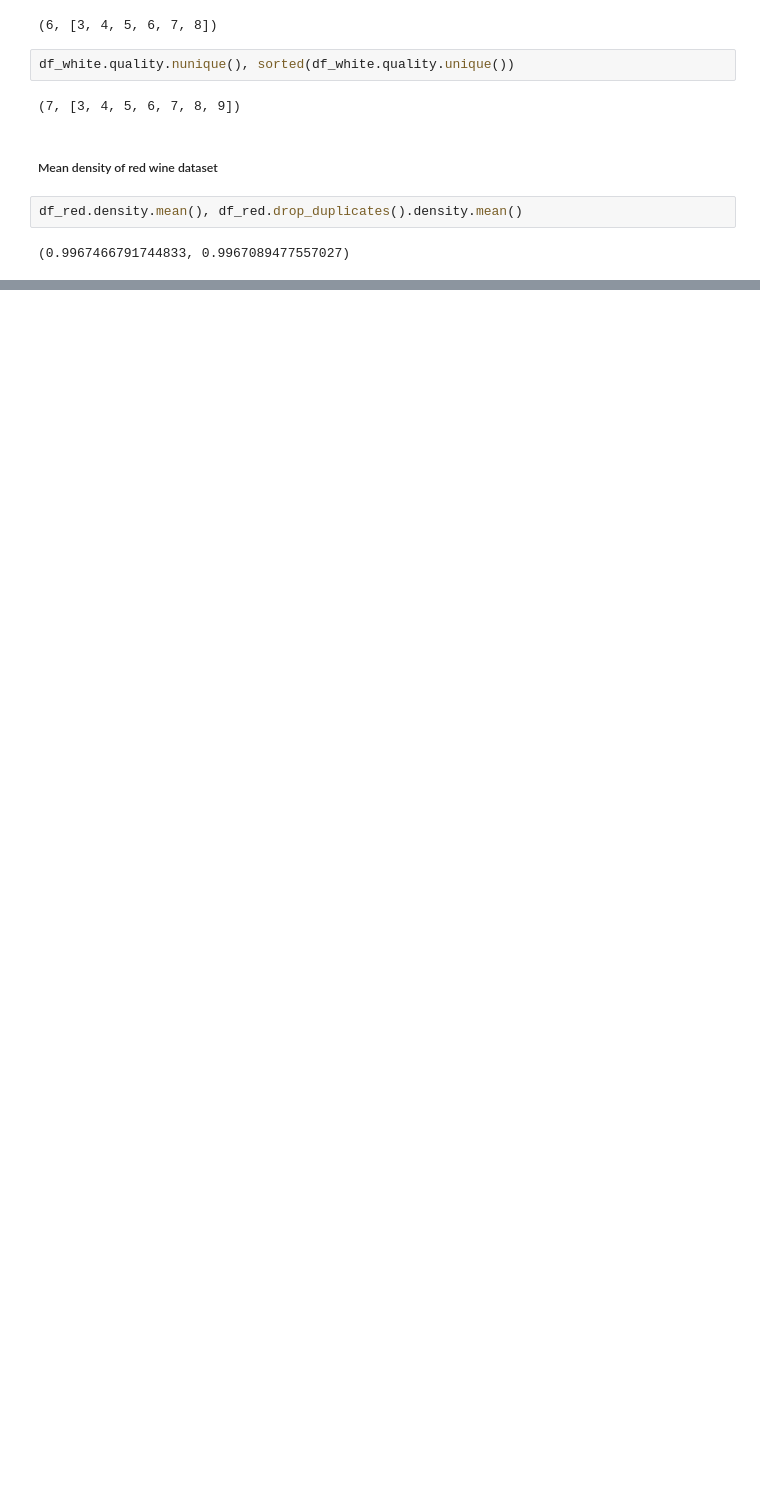
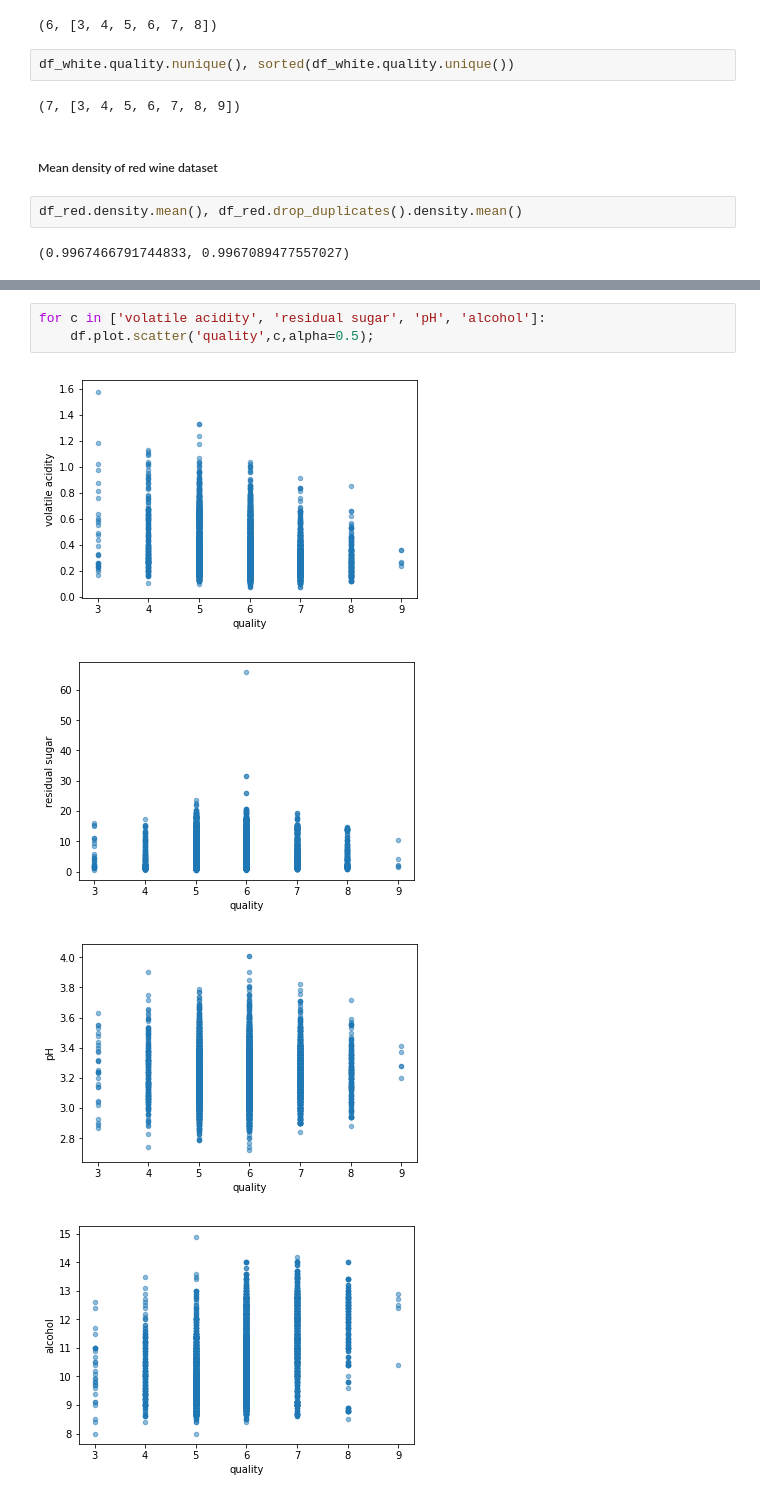
Before and after one commit to PadmarajBhat/DataAnalyst-1, a Jupyter notebook: The Data Analysis Process/Data Analysis Process Notes.ipynb, the cells around one changed output, grey strips where cells are left out. Cells and saved outputs as stored; diff of their text form; blank space fills up the shorter version.

```diff
--- a/The Data Analysis Process/Data Analysis Process Notes.ipynb
+++ b/The Data Analysis Process/Data Analysis Process Notes.ipynb
@@ -262,0 +314,8 @@ df_red.density.mean(), df_red.drop_duplicates().density.mean()
+# %%
+for c in ['volatile acidity', 'residual sugar', 'pH', 'alcohol']:
+    df.plot.scatter('quality',c,alpha=0.5);
+# %% [output]
+[figure, added]
+[figure, added]
+[figure, added]
+[figure, added]
```
Also changed, not shown: parts of 20 cells of this notebook.
